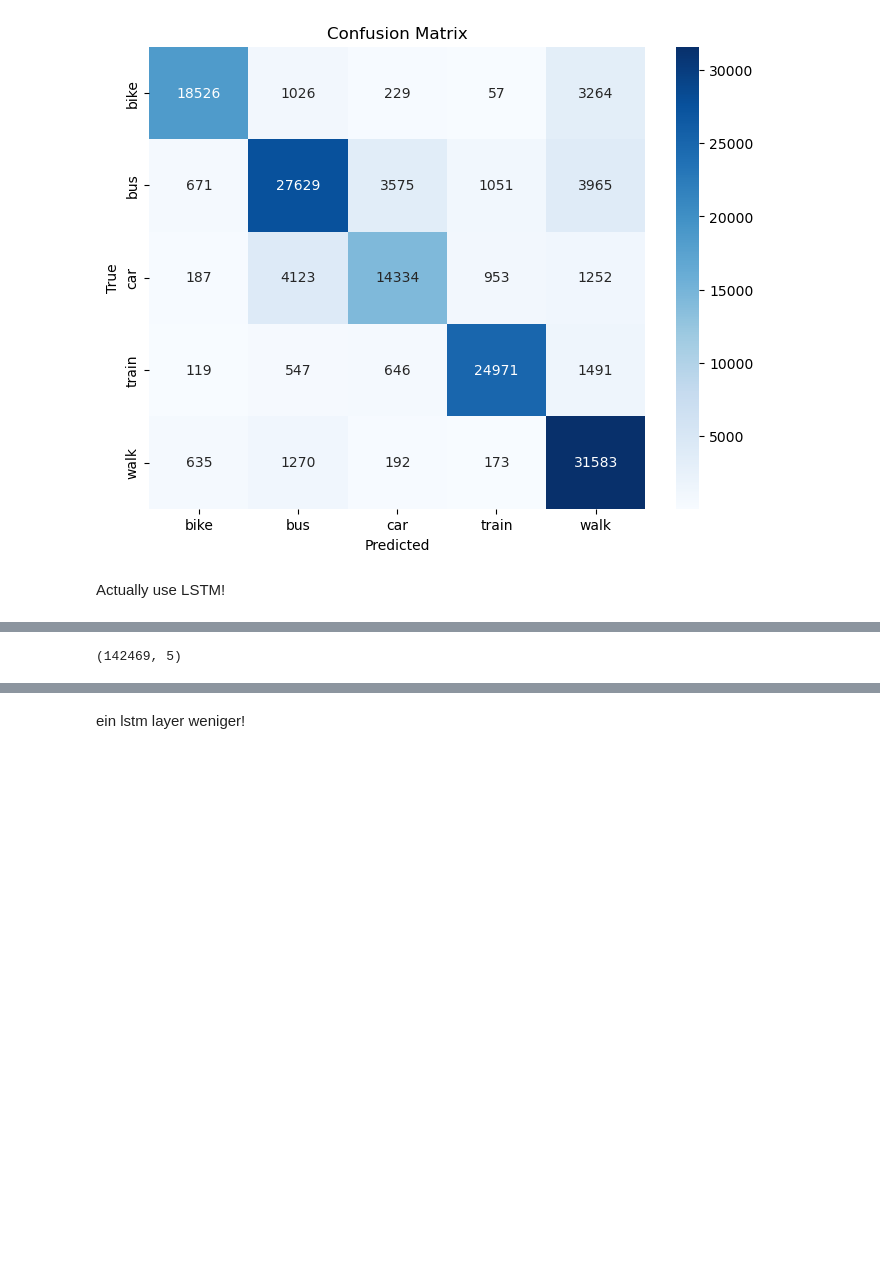
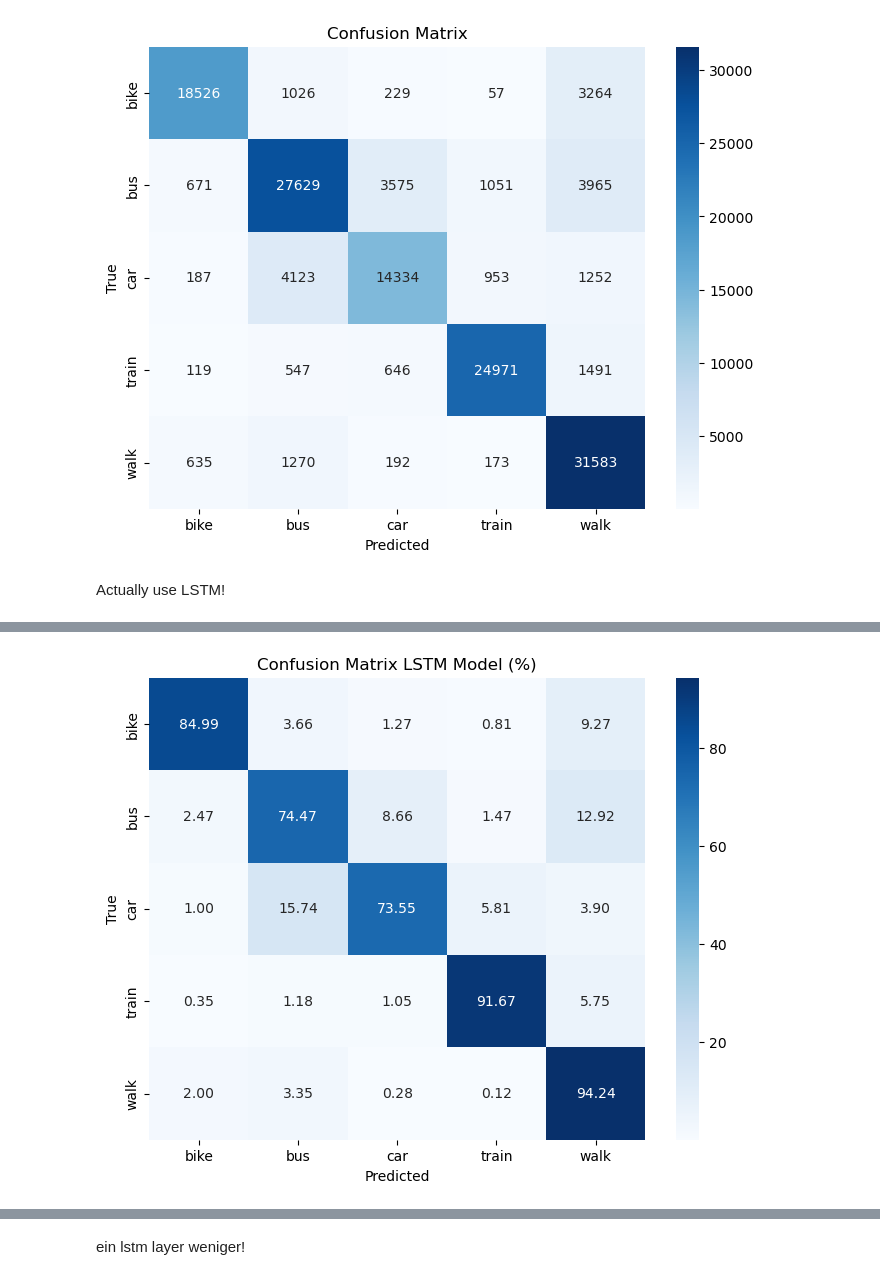
Before and after one commit to benteuu/Masterarbeit-Repo, a Jupyter notebook: lstm_model.ipynb, the cells around one changed output, grey strips where cells are left out. Saved outputs shown, nothing was run; the diff lists cells and outputs as text; code cells hidden in the pictures; blank space fills up the shorter version.

```diff
--- a/lstm_model.ipynb
+++ b/lstm_model.ipynb
@@ -1159,4 +1178,19 @@ weighted avg       0.88      0.87      0.87     12642
-# %%
-print(y_pred.shape)
-# %% [output]
-(142469, 5)
+# %%
+# Compute confusion matrix
+cm = confusion_matrix(y_true_classes, y_pred_classes)
+
+# Normalize the confusion matrix (row-wise)
+cm_percentage = cm.astype('float') / cm.sum(axis=1)[:, np.newaxis] * 100  # Convert to percentages
+
+# Plot normalized confusion matrix
+plt.figure(figsize=(8,6))
+sns.heatmap(cm_percentage, annot=True, fmt=".2f", cmap="Blues",
+            xticklabels=label_encoder.classes_,
+            yticklabels=label_encoder.classes_)
+
+plt.xlabel("Predicted")
+plt.ylabel("True")
+plt.title("Confusion Matrix LSTM Model (%)")
+plt.show()
+# %% [output]
+[figure, added]
```
Also changed, not shown: parts of 20 cells of this notebook, 3 other files.
